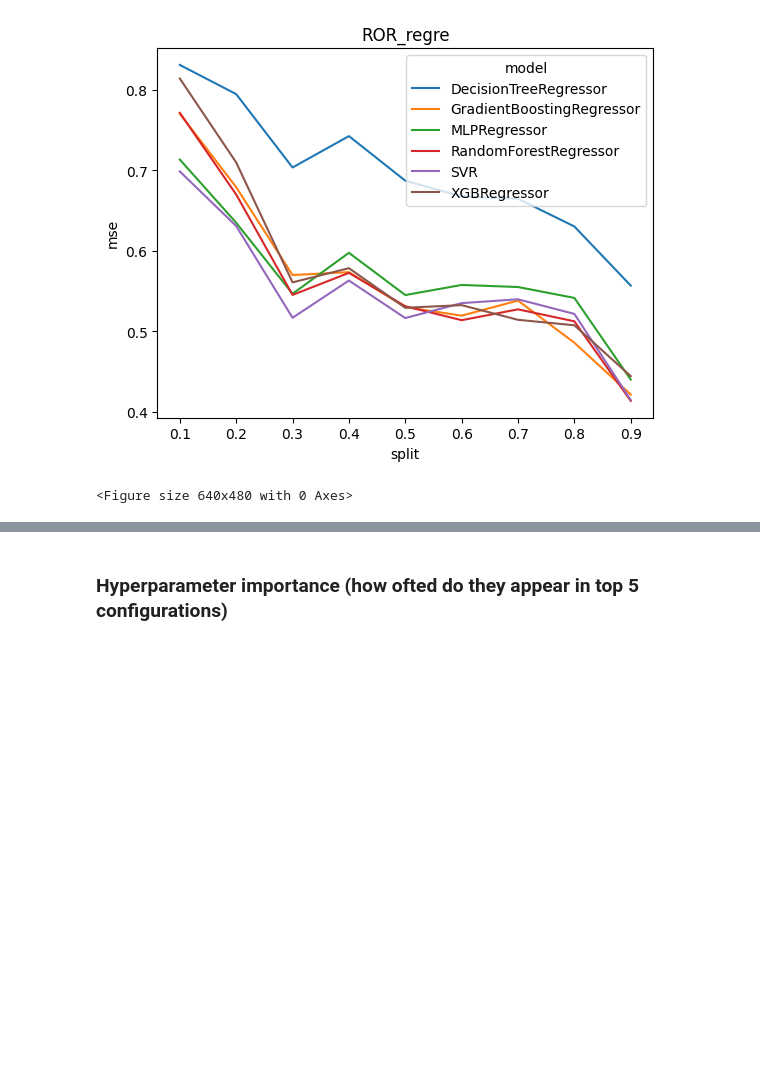
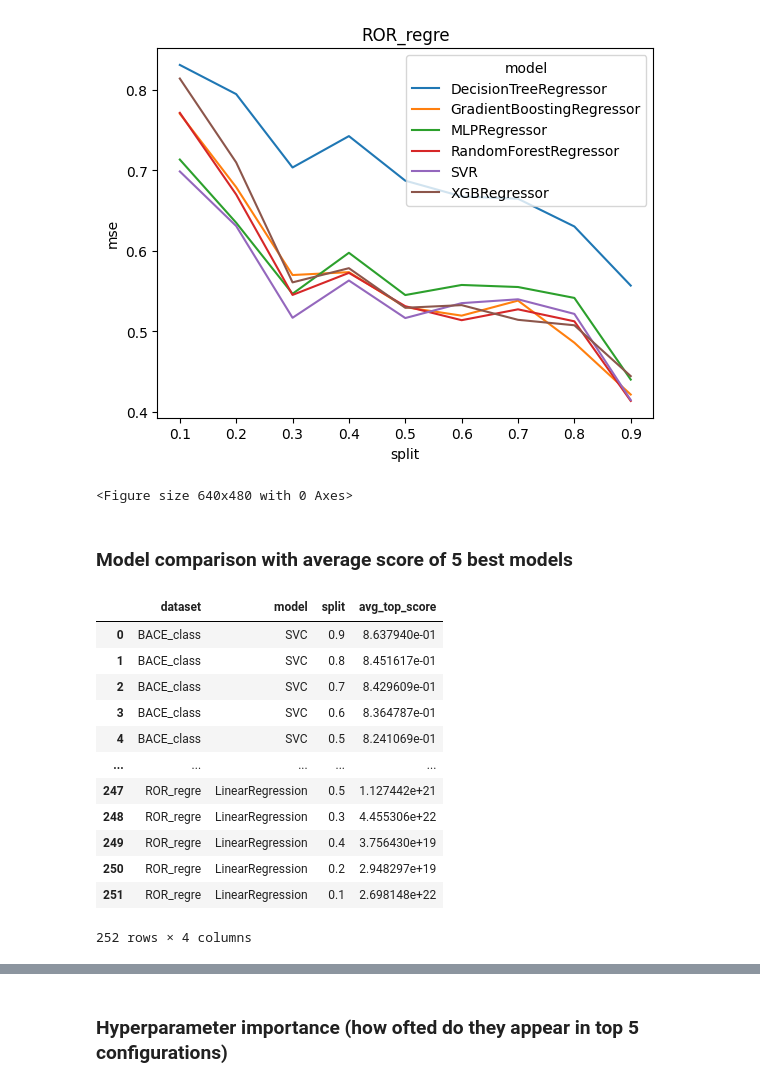
Before and after one commit to mateugazi/czasteczkowa-inzynierka, a Jupyter notebook: experiments/Standardized Pipeline/result_analysis.ipynb, the cells around one changed output, grey strips where cells are left out. Cells and saved outputs as stored; diff of their text form; code cells hidden in the pictures; blank space fills up the shorter version.

```diff
--- a/experiments/Standardized Pipeline/result_analysis.ipynb
+++ b/experiments/Standardized Pipeline/result_analysis.ipynb
@@ -199,3 +207,21 @@ for dataset_name in main_datasets:
 [figure]
 [figure]
 <Figure size 640x480 with 0 Axes>
+# %% [markdown]
+### Model comparison with average score of 5 best models
+# %%
+best_models_avg_top
+# %% [output]
+|  | dataset | model | split | avg_top_score |
+| 0 | BACE_class | SVC | 0.9 | 8.637940e-01 |
+| 1 | BACE_class | SVC | 0.8 | 8.451617e-01 |
+| 2 | BACE_class | SVC | 0.7 | 8.429609e-01 |
+| 3 | BACE_class | SVC | 0.6 | 8.364787e-01 |
+| 4 | BACE_class | SVC | 0.5 | 8.241069e-01 |
+| ... | ... | ... | ... | ... |
+| 247 | ROR_regre | LinearRegression | 0.5 | 1.127442e+21 |
+| 248 | ROR_regre | LinearRegression | 0.3 | 4.455306e+22 |
+| 249 | ROR_regre | LinearRegression | 0.4 | 3.756430e+19 |
+| 250 | ROR_regre | LinearRegression | 0.2 | 2.948297e+19 |
+| 251 | ROR_regre | LinearRegression | 0.1 | 2.698148e+22 |
+252 rows × 4 columns
```
Also changed, not shown: parts of 3 cells of this notebook, 4 other files.
